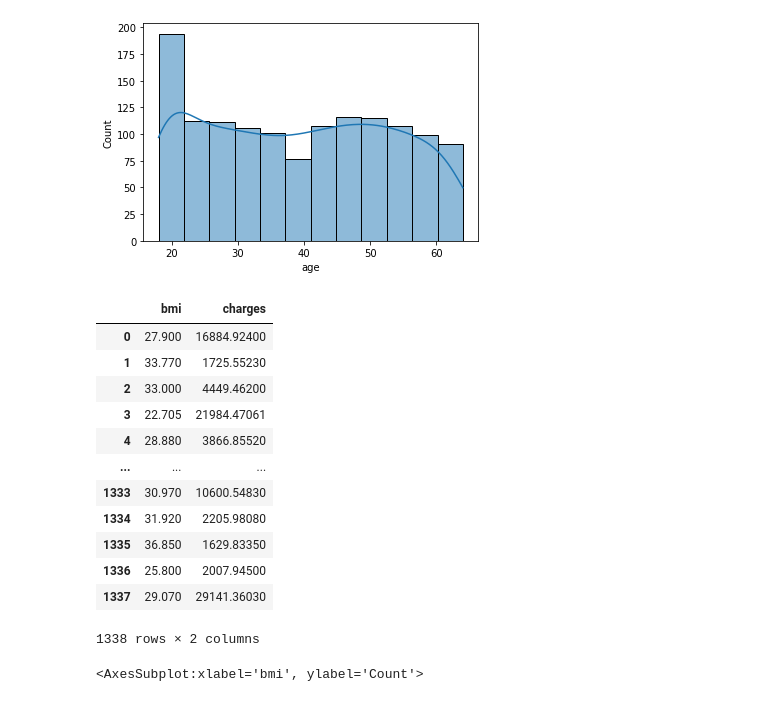
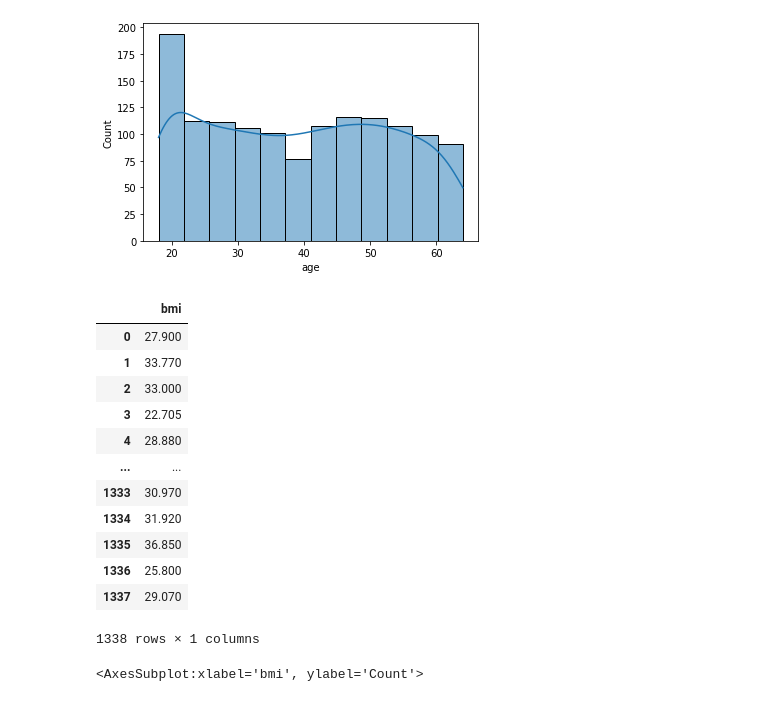
Before and after one commit to Edu-Sam/assignment7, a Jupyter notebook: Untitled.ipynb, the cells around one changed output. Drawn from its saved outputs; the diff is of its cells as text; code cells hidden in the pictures.

```diff
--- a/Untitled.ipynb
+++ b/Untitled.ipynb
@@ -89,8 +89,11 @@ print(y)
 # %%
-insurance['sex_discrete'] = insurance['sex'].astype('category')
-insurance['smoker_discrete'] = insurance['smoker'].astype('category')
-insurance['region_discrete']=insurance['region'].astype('category')
-insurance.dtypes
+#insurance['sex_discrete'] = insurance['sex'].astype('category')
+x['sex_discrete']=x['sex'].astype('category')
+x['smoker_discrete'] = x['smoker'].astype('category')
+x['region_discrete']=x['region'].astype('category')
+#insurance['smoker_discrete'] = insurance['smoker'].astype('category')
+#insurance['region_discrete']=insurance['region'].astype('category')
+x.dtypes
 # %% [output]
 age                   int64
 sex                  object
@@ -104,7 +106,7 @@ smoker_discrete    category
 region_discrete    category
 dtype: object
 # %%
-cat_columns = insurance.select_dtypes(['category']).columns
-insurance[cat_columns] = insurance[cat_columns].apply(lambda x: x.cat.codes)
-insurance
+cat_columns = x.select_dtypes(['category']).columns
+x[cat_columns] = x[cat_columns].apply(lambda x: x.cat.codes)
+x
 # %% [output]
@@ -154,24 +156,24 @@ sns.histplot(data = insurance, x = "age", kde = True)
 [figure]
 # %%
 insurance1=pd.DataFrame()
-numerical_discrete = insurance.select_dtypes(['integer']).columns
-numerical_continous=insurance.select_dtypes(['float64']).columns
+numerical_discrete = x.select_dtypes(['integer']).columns
+numerical_continous=x.select_dtypes(['float64']).columns
 #insurance[numerical_discrete]=numerical_discrete
 #insurance[numerical_continous]=numerical_continous
 #x[numerical_discrete]
-insurance[numerical_continous]
+x[numerical_continous]
 # %% [output]
-|  | bmi | charges |
-| 0 | 27.900 | 16884.92400 |
-| 1 | 33.770 | 1725.55230 |
-| 2 | 33.000 | 4449.46200 |
-| 3 | 22.705 | 21984.47061 |
-| 4 | 28.880 | 3866.85520 |
-| ... | ... | ... |
-| 1333 | 30.970 | 10600.54830 |
-| 1334 | 31.920 | 2205.98080 |
-| 1335 | 36.850 | 1629.83350 |
-| 1336 | 25.800 | 2007.94500 |
-| 1337 | 29.070 | 29141.36030 |
+|  | bmi |
+| 0 | 27.900 |
+| 1 | 33.770 |
+| 2 | 33.000 |
+| 3 | 22.705 |
+| 4 | 28.880 |
+| ... | ... |
+| 1333 | 30.970 |
+| 1334 | 31.920 |
+| 1335 | 36.850 |
+| 1336 | 25.800 |
+| 1337 | 29.070 |
-1338 rows × 2 columns
+1338 rows × 1 columns
 # %%
```
Also changed, not shown: parts of 11 cells of this notebook.
